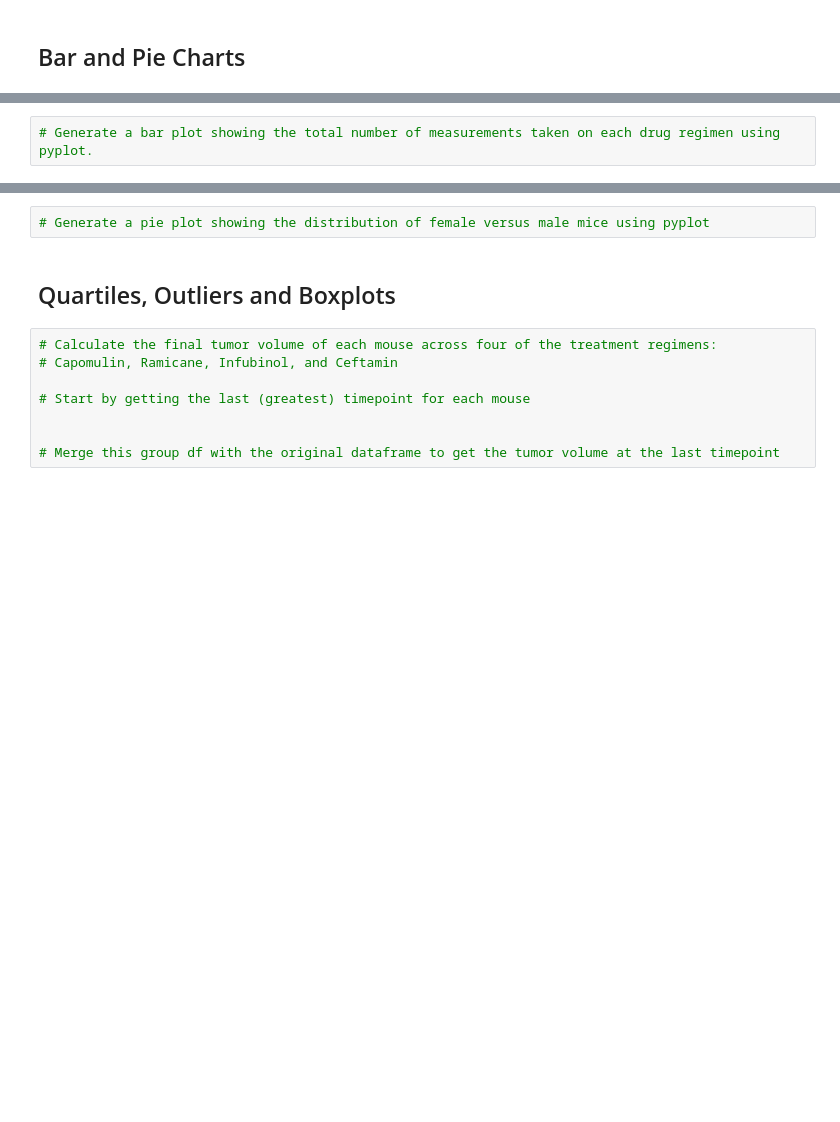
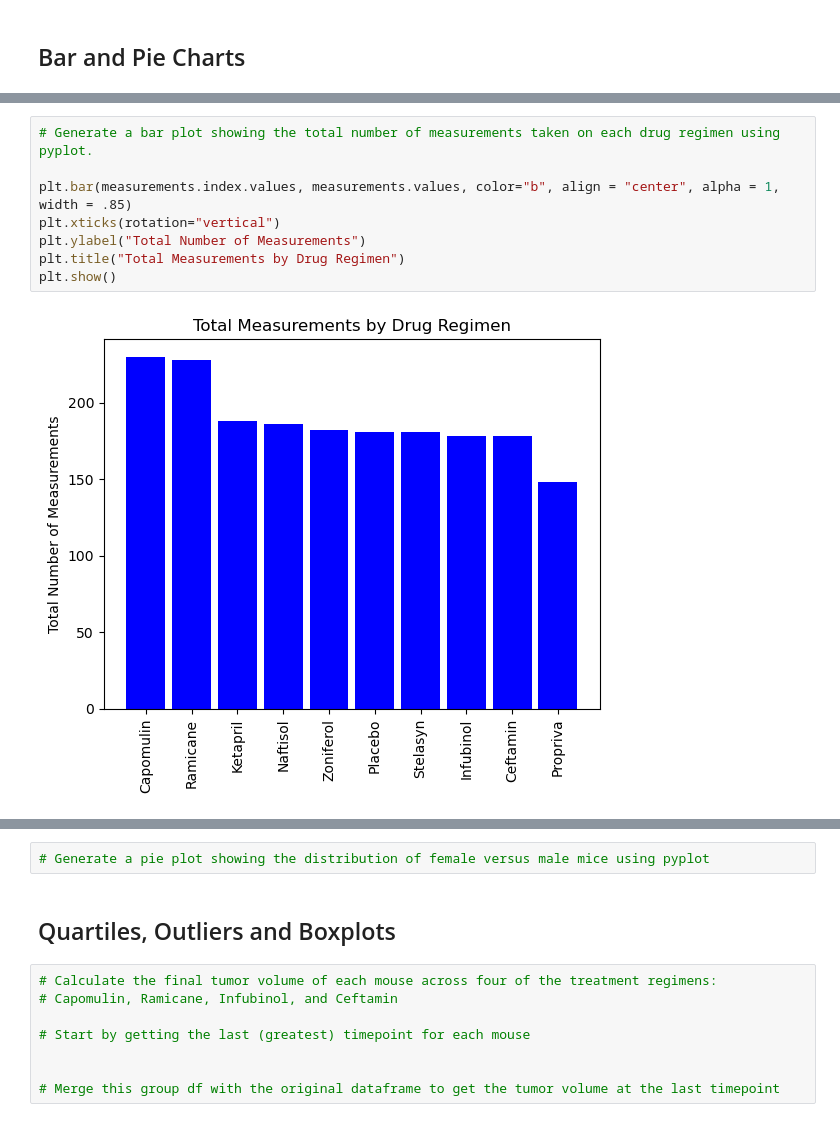
Before and after one commit to mccainjl/matplotlib-challenge, a Jupyter notebook: pymaceuticals_starter.ipynb, the cells around one changed output, grey strips where cells are left out. Drawn from its saved outputs; the diff is of its cells as text; blank space fills up the shorter version.

```diff
--- a/pymaceuticals_starter.ipynb
+++ b/pymaceuticals_starter.ipynb
@@ -122,4 +146,12 @@ summarytable
 # %%
 # Generate a bar plot showing the total number of measurements taken on each drug regimen using pyplot.
+
+plt.bar(measurements.index.values, measurements.values, color="b", align = "center", alpha = 1, width = .85)
+plt.xticks(rotation="vertical")
+plt.ylabel("Total Number of Measurements")
+plt.title("Total Measurements by Drug Regimen")
+plt.show()
+# %% [output]
+[figure, added]
 # %%
 # Generate a pie plot showing the distribution of female versus male mice using pandas
```
Also changed, not shown: parts of 3 cells of this notebook.
